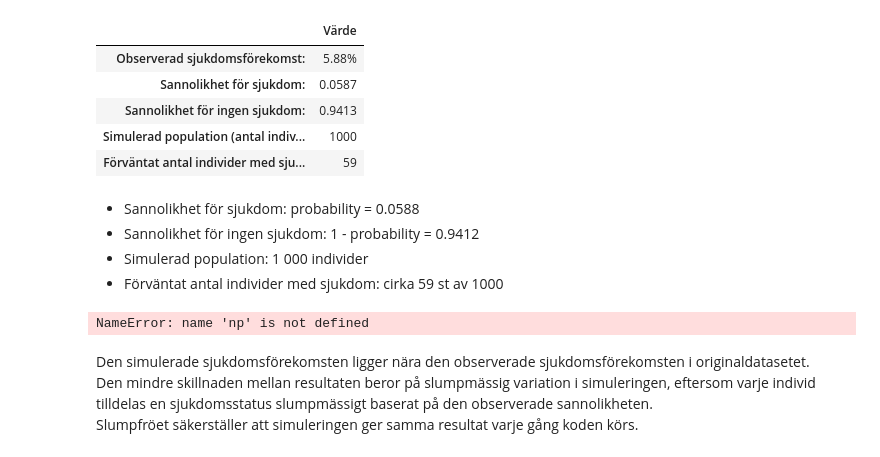
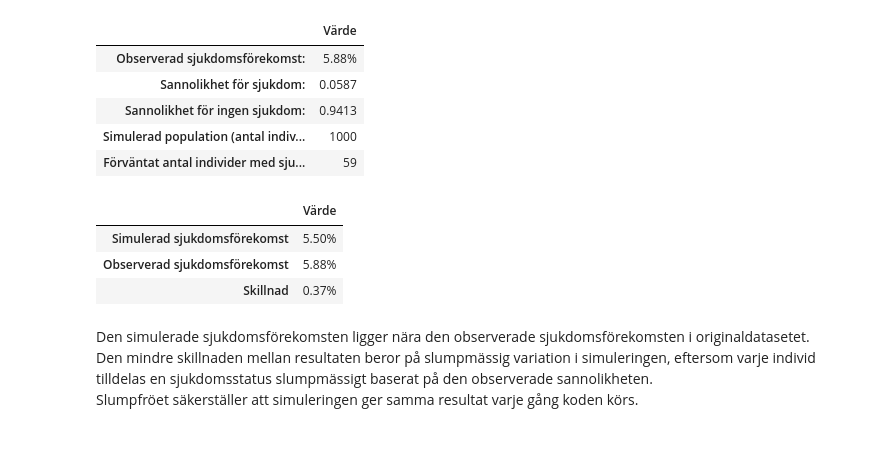
Before and after one commit to Hakan-Fridlund/PYSTDA45-assignment_health_study, a Jupyter notebook: notebooks/health_study_part2.ipynb, the cells around one changed output. Cells and saved outputs as stored; diff of their text form; code cells hidden in the pictures.

```diff
--- a/notebooks/health_study_part2.ipynb
+++ b/notebooks/health_study_part2.ipynb
@@ -263,23 +258,13 @@ analyzer.disease_probability()
 | Sannolikhet för ingen sjukdom: | 0.9413 |
 | Simulerad population (antal indiv... | 1000 |
 | Förväntat antal individer med sju... | 59 |
-# %% [markdown]
-- Sannolikhet för sjukdom: probability = 0.0588
-- Sannolikhet för ingen sjukdom: 1 - probability = 0.9412
-- Simulerad population: 1 000 individer
-- Förväntat antal individer med sjukdom: cirka 59 st av 1000
 # %%
-rng = np.random.default_rng(0)
-# skapar en simulerad population på 1000 utifrån 1 och 0 som alternativ, p =  är disease_probability (p står för probability, inte p-värde här)
-simulated_population = rng.choice([0, 1], size=1000, p=[1-disease_probability, disease_probability])
-
-simulated_prevalence = simulated_population.mean()
-
-print(f"Simulerad sjukdomsförekomst:  {simulated_prevalence:.2%}")
-print(f"Observerad sjukdomsförekomst: {disease_probability:.2%}")
-print(f"Skillnad:                     {abs(disease_probability - simulated_prevalence):.2%}")
+analyzer.simulate_disease_prevalence(population_size=1000, seed=0)
 # %% [output]
-NameError: name 'np' is not defined
+|  | Värde |
+| Simulerad sjukdomsförekomst | 5.50% |
+| Observerad sjukdomsförekomst | 5.88% |
+| Skillnad | 0.37% |
 # %% [markdown]
 Den simulerade sjukdomsförekomsten ligger nära den observerade sjukdomsförekomsten i originaldatasetet.
 Den mindre skillnaden mellan resultaten beror på slumpmässig variation i simuleringen, eftersom varje individ tilldelas en sjukdomsstatus slumpmässigt baserat på den observerade sannolikheten.
```
Also changed, not shown: parts of 6 cells of this notebook, 3 other files.
